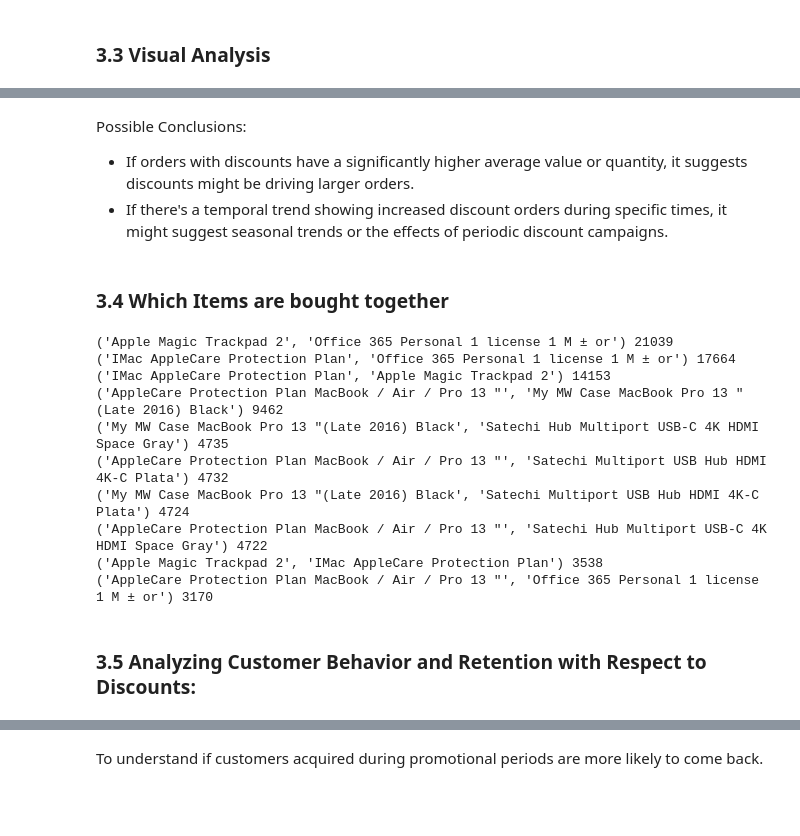
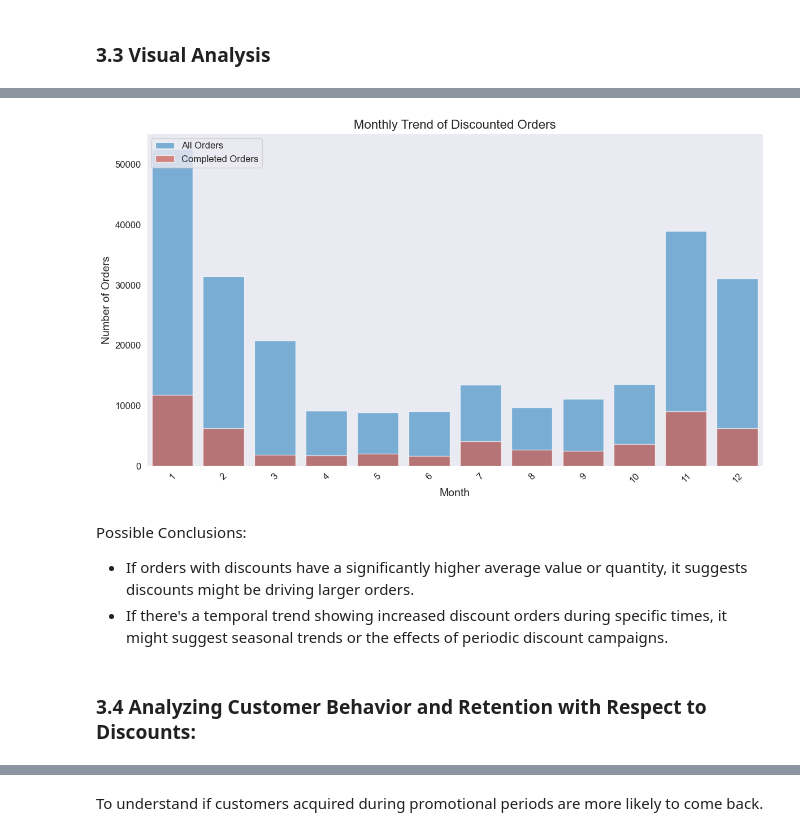
Before and after one commit to MerleSt/Eniac, a Jupyter notebook: Eniac.ipynb, the cells around one changed output, grey strips where cells are left out. Drawn from its saved outputs; the diff is of its cells as text; code cells hidden in the pictures; blank space fills up the shorter version.

```diff
--- a/Eniac.ipynb
+++ b/Eniac.ipynb
@@ -556,7 +614,38 @@ plt.show()
+# %%
+sns.set_style("dark")
+
+# Define color palettes
+palette_1 = ["#3498db", "#e74c3c"]
+palette_2 = ["#2980b9", "#c0392b"]
+
+plt.figure(figsize=(12, 7))
+
+# Plot total orders first
+sns.barplot(x=monthly_discounted_orders.index,
+            y=monthly_discounted_orders.values,
+            color=palette_1[0],
+            label="All Orders",
+            alpha=0.7)  # Alpha controls the transparency
+
+# Plot completed orders on top
+sns.barplot(x=monthly_discounted_orders_c.index,
+            y=monthly_discounted_orders_c.values,
+            color=palette_1[1],
+            label="Completed Orders",
+            alpha=0.7)
+
+plt.title('Monthly Trend of Discounted Orders', fontsize=16)
+plt.ylabel('Number of Orders', fontsize=14)
+plt.xlabel('Month', fontsize=14)
+plt.xticks(rotation=45, fontsize=12)
+plt.yticks(fontsize=12)
+plt.legend(loc='upper left', fontsize=12)  # Display the legend
+plt.tight_layout()
+plt.show()
+# %% [output]
+[figure, added]
 # %% [markdown]
 Possible Conclusions:
 
 - If orders with discounts have a significantly higher average value or quantity, it suggests discounts might be driving larger orders.
 - If there's a temporal trend showing increased discount orders during specific times, it might suggest seasonal trends or the effects of periodic discount campaigns.
-# %% [markdown]
-### 3.4 Which Items are bought together
@@ -565,27 +652,3 @@ df['grouped'] = df.groupby('order_id')['name'].transform(lambda x: ','.join(x))
-# %%
-from itertools import combinations
-from collections import Counter
-
-count = Counter()
-
-for row in df['grouped']:
-    row_list = row.split(',')
-    count.update(Counter(combinations(row_list, 2)))
-
-# Print only the first few, since dataframe is too large.
-for item, freq in count.most_common(10):
-    print(item, freq)
-# %% [output]
-('Apple Magic Trackpad 2', 'Office 365 Personal 1 license 1 M ± or') 21039
-('IMac AppleCare Protection Plan', 'Office 365 Personal 1 license 1 M ± or') 17664
-('IMac AppleCare Protection Plan', 'Apple Magic Trackpad 2') 14153
-('AppleCare Protection Plan MacBook / Air / Pro 13 "', 'My MW Case MacBook Pro 13 "(Late 2016) Black') 9462
-('My MW Case MacBook Pro 13 "(Late 2016) Black', 'Satechi Hub Multiport USB-C 4K HDMI Space Gray') 4735
-('AppleCare Protection Plan MacBook / Air / Pro 13 "', 'Satechi Multiport USB Hub HDMI 4K-C Plata') 4732
-('My MW Case MacBook Pro 13 "(Late 2016) Black', 'Satechi Multiport USB Hub HDMI 4K-C Plata') 4724
-('AppleCare Protection Plan MacBook / Air / Pro 13 "', 'Satechi Hub Multiport USB-C 4K HDMI Space Gray') 4722
-('Apple Magic Trackpad 2', 'IMac AppleCare Protection Plan') 3538
-('AppleCare Protection Plan MacBook / Air / Pro 13 "', 'Office 365 Personal 1 license 1 M ± or') 3170
 # %% [markdown]
-### 3.5 Analyzing Customer Behavior and Retention with Respect to Discounts:
+### 3.4 Analyzing Customer Behavior and Retention with Respect to Discounts:
 # %% [markdown]
```
Also changed, not shown: parts of 15 cells of this notebook.
